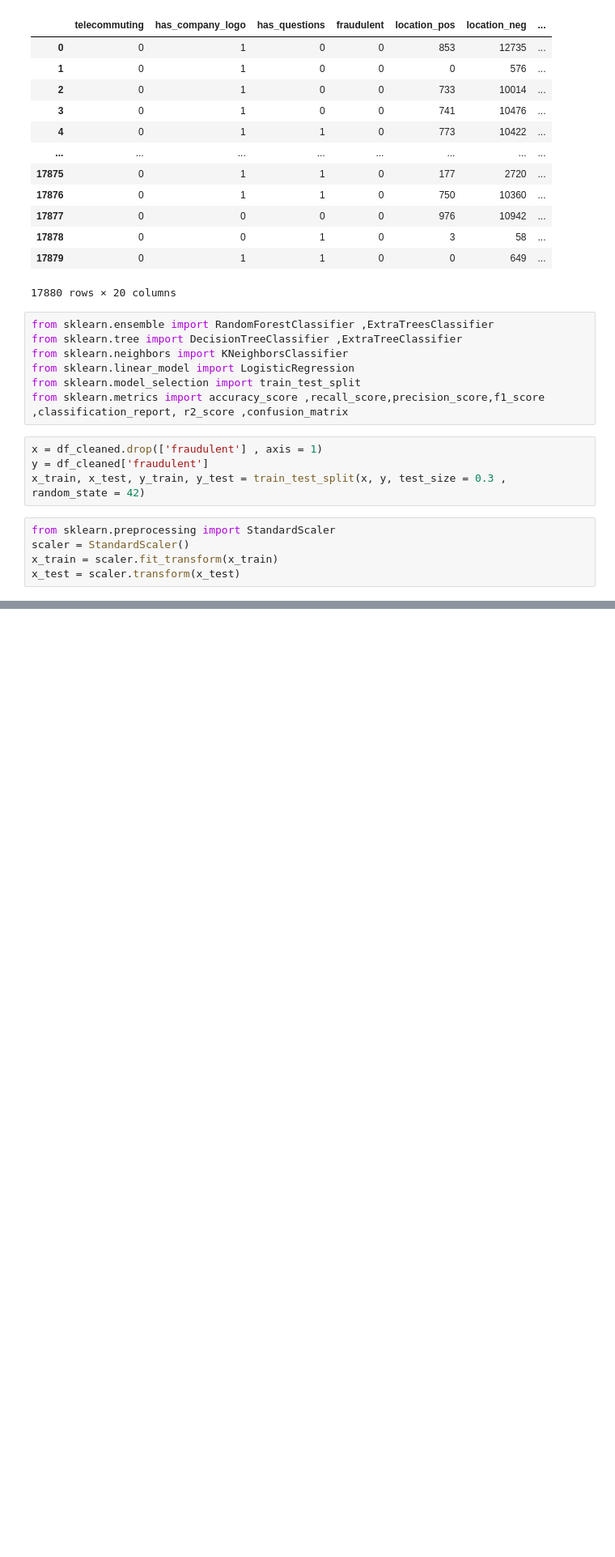
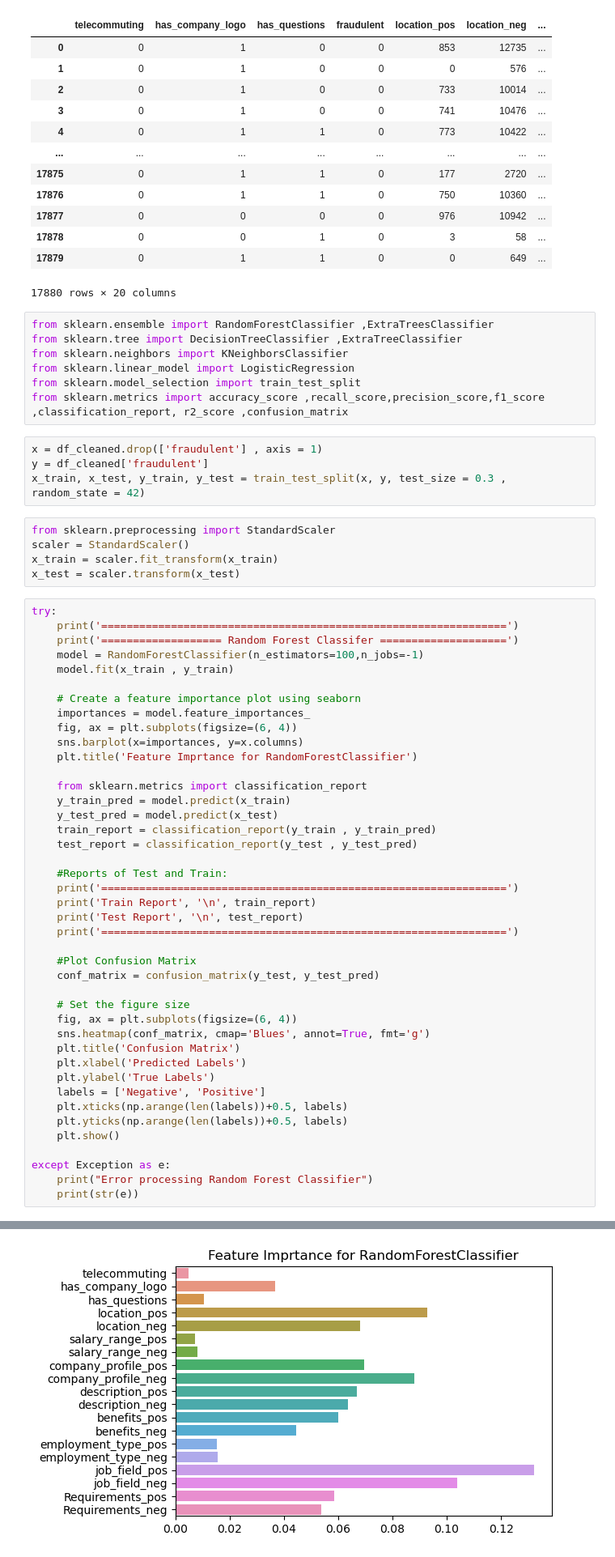
Before and after one commit to DineshMv/INS_Project, a Jupyter notebook: Milestone3_Trails/draft-2.ipynb, the cells around one changed output, grey strips where cells are left out. Shown at 81% size. Drawn from its saved outputs; the diff is of its cells as text; blank space fills up the shorter version.

```diff
--- a/Milestone3_Trails/draft-2.ipynb
+++ b/Milestone3_Trails/draft-2.ipynb
@@ -499,3 +501,46 @@ from sklearn.preprocessing import StandardScaler
 scaler = StandardScaler()
 x_train = scaler.fit_transform(x_train)
 x_test = scaler.transform(x_test)
+# %%
+try:
+    print('================================================================')
+    print('=================== Random Forest Classifer ====================')
+    model = RandomForestClassifier(n_estimators=100,n_jobs=-1)
+    model.fit(x_train , y_train)
+
+    # Create a feature importance plot using seaborn
+    importances = model.feature_importances_
+    fig, ax = plt.subplots(figsize=(6, 4))
+    sns.barplot(x=importances, y=x.columns)
+    plt.title('Feature Imprtance for RandomForestClassifier')
+
+    from sklearn.metrics import classification_report
+    y_train_pred = model.predict(x_train)
+    y_test_pred = model.predict(x_test)
+    train_report = classification_report(y_train , y_train_pred)
+    test_report = classification_report(y_test , y_test_pred)
+
+    #Reports of Test and Train:
+    print('================================================================')
+    print('Train Report', '\n', train_report)
+    print('Test Report', '\n', test_report)
+    print('================================================================')
+
+    #Plot Confusion Matrix
+    conf_matrix = confusion_matrix(y_test, y_test_pred)
+
+    # Set the figure size
+    fig, ax = plt.subplots(figsize=(6, 4))
+    sns.heatmap(conf_matrix, cmap='Blues', annot=True, fmt='g')
+    plt.title('Confusion Matrix')
+    plt.xlabel('Predicted Labels')
+    plt.ylabel('True Labels')
+    labels = ['Negative', 'Positive']
+    plt.xticks(np.arange(len(labels))+0.5, labels)
+    plt.yticks(np.arange(len(labels))+0.5, labels)
+    plt.show()
+
+except Exception as e:
+    print("Error processing Random Forest Classifier")
+    print(str(e))
+# %% [output]
@@ -501,0 +564 @@ x_test = scaler.transform(x_test)
+[figure, added]
```
Also changed, not shown: parts of 27 cells of this notebook.
